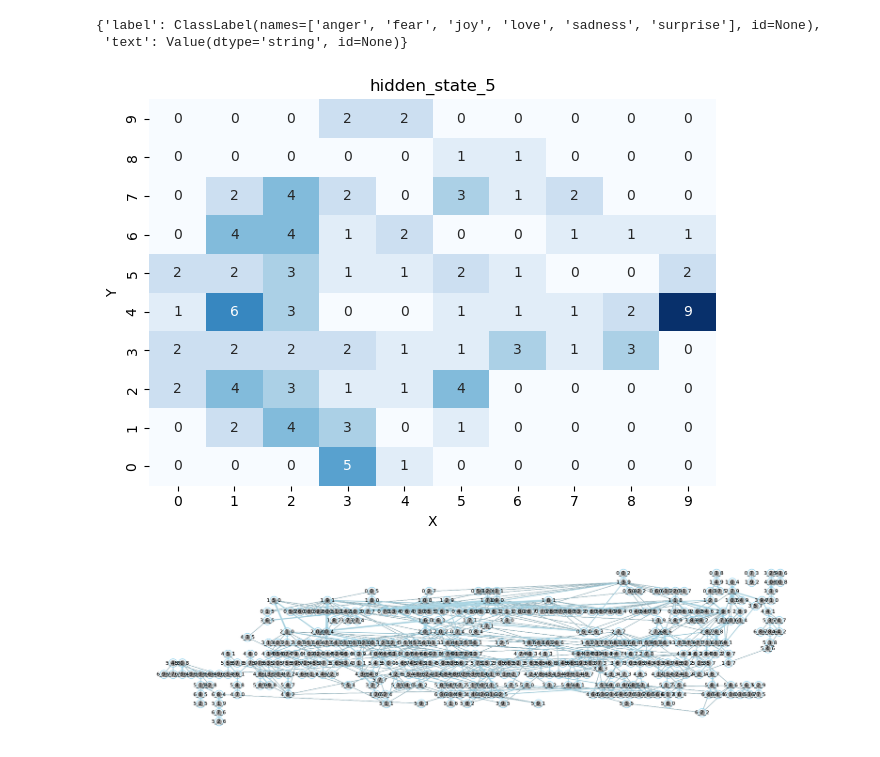
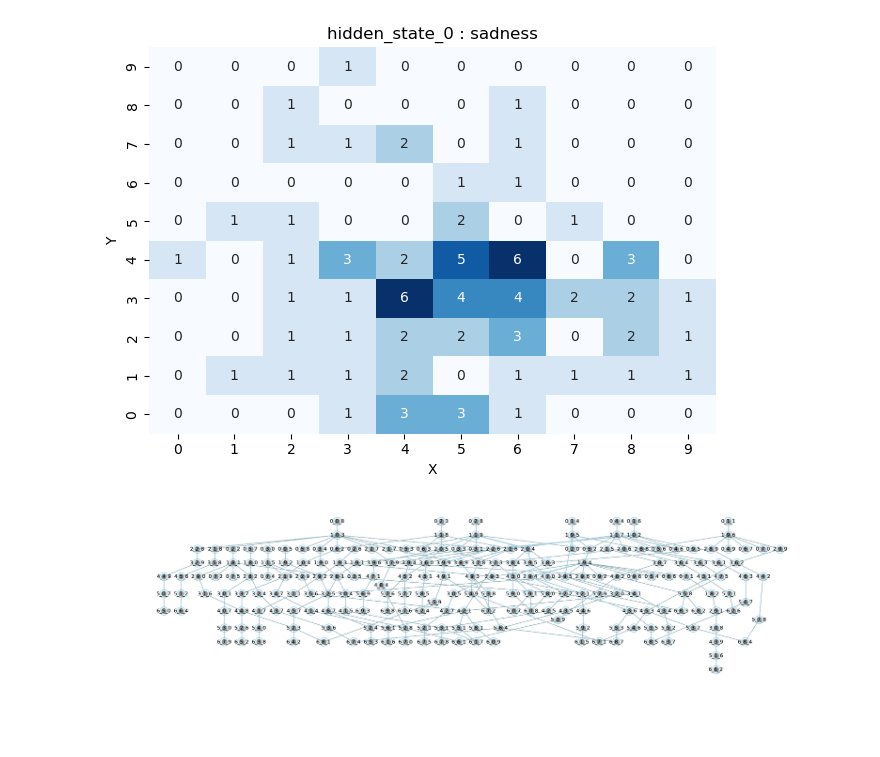
Before and after one commit to explic-ai/LLM-MRI, a Jupyter notebook: examples/Emotions.ipynb, the cells around one changed output. Cells and saved outputs as stored; diff of their text form; code cells hidden in the pictures; blank space fills up the shorter version.

Commit message:
implementing right label names

```diff
--- a/examples/Emotions.ipynb
+++ b/examples/Emotions.ipynb
@@ -14,7 +14,7 @@ To enable the following instructions: AVX2 AVX512F AVX512_VNNI FMA, in other ope
 # %%
 dataset_url = "https://huggingface.co/datasets/transformersbook/emotion-train-split/raw/main/train.txt"
 emotions = load_dataset("csv", data_files=dataset_url, sep=";",
-                               names=["text", "label"], split='train[:5%]')
+                               names=["text", "label"], split='train[:2%]')
 # %%
 # Turning 'label' feature into "ClassLabel" type
 
@@ -27,11 +27,6 @@ emotions = emotions.map(lambda str_value: {"label": class_feature.str2int(str_va
 emotions = emotions.cast(features.Features({
     "label": class_feature,
     "text": emotions.features["text"]}))
-# %%
-emotions.features
-# %% [output]
-{'label': ClassLabel(names=['anger', 'fear', 'joy', 'love', 'sadness', 'surprise'], id=None),
- 'text': Value(dtype='string', id=None)}
 # %%
 model_ckpt = "distilbert-base-uncased"
 # %%
@@ -39,14 +34,14 @@ llm_mri = LLM_MRI(model=model_ckpt, device="cpu", dataset=emotions)
 # %%
 llm_mri.process_activation_areas(map_dimension = 10)
 # %%
-fig = llm_mri.get_layer_image(layer=5, category=0)
+fig = llm_mri.get_layer_image(layer=0, category="sadness")
 plt.tight_layout()
 plt.show()
 # %% [output]
-[figure, old version]
+[figure, new version]
 # %%
 g_img = llm_mri.get_graph_image(category=0)
 plt.box(False)
 plt.show()
 # %% [output]
-[figure, old version]
+[figure, new version]
```
Also changed, not shown: parts of 1 cell of this notebook, 1 other file.
